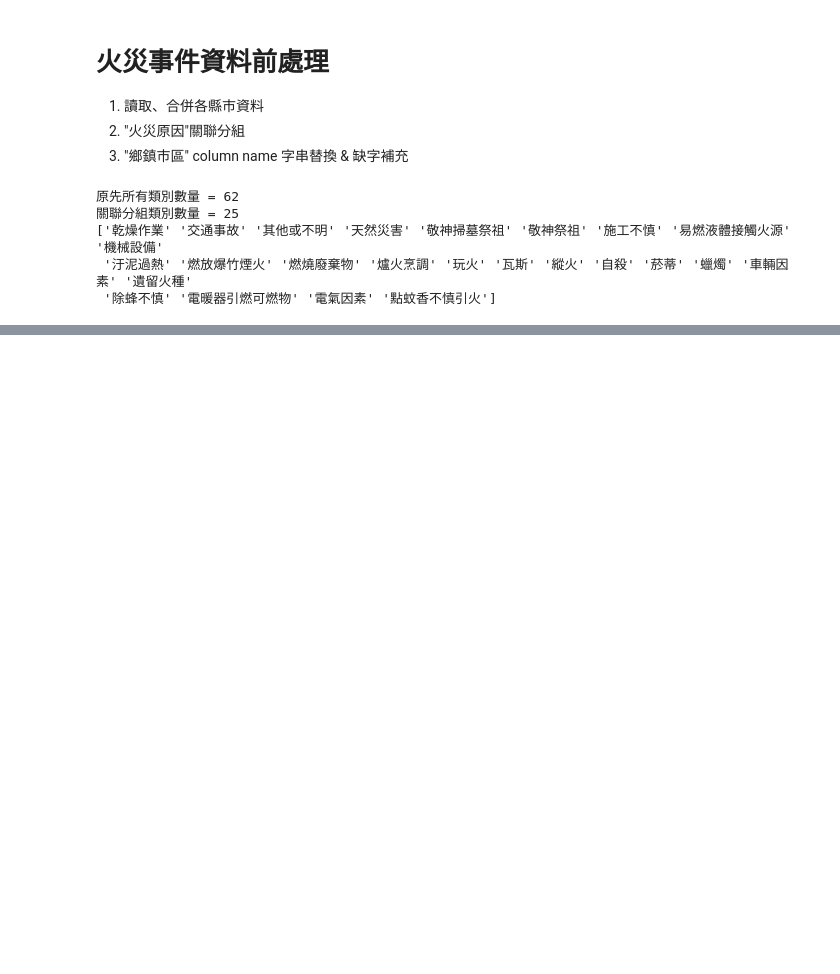
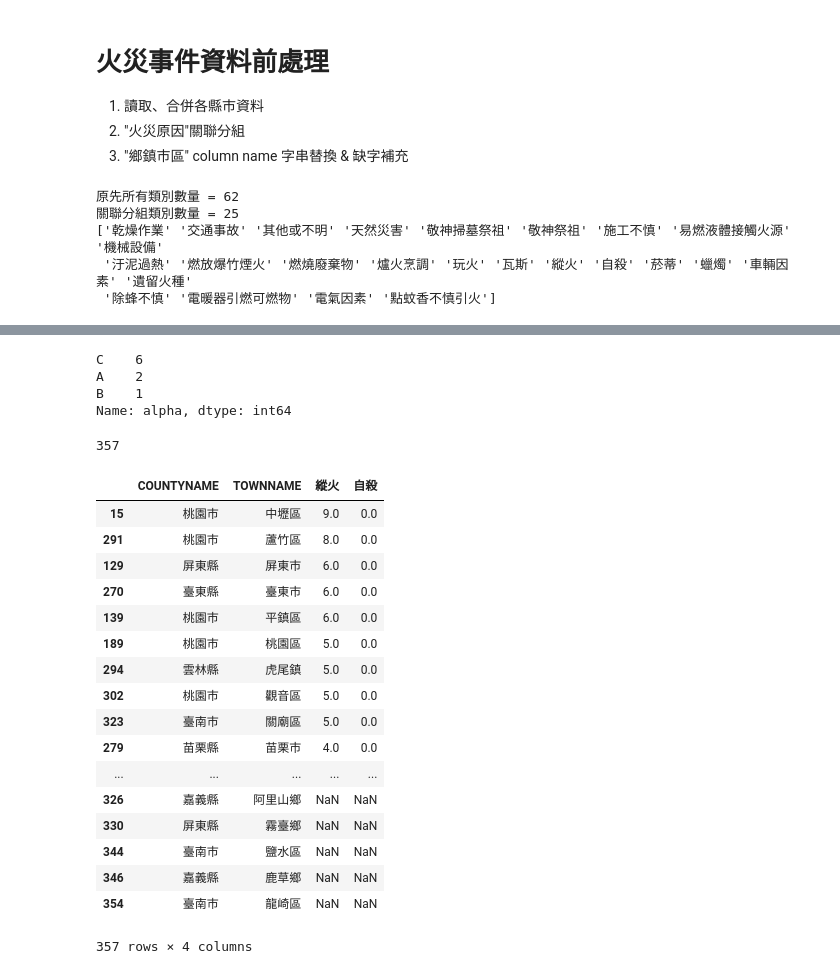
Before and after one commit to mosdeo/104-Taichung_FireDisasterEvent_DataMining, a Jupyter notebook: 104年臺灣火災事件資料探勘.ipynb, the cells around one changed output, grey strips where cells are left out. Drawn from its saved outputs; the diff is of its cells as text; code cells hidden in the pictures; blank space fills up the shorter version.

```diff
--- a/104年臺灣火災事件資料探勘.ipynb
+++ b/104年臺灣火災事件資料探勘.ipynb
@@ -118,3 +121,11 @@ taiwan_villages_shp[
 # %%
 # df_raw.query('"潭子"鄉鎮市區')
 df_taichug_region1 = df_taiwan_fire_event.query('"大雅區"==鄉鎮市區 or "神岡區"==鄉鎮市區 or "潭子區"==鄉鎮市區 or "豐原區"==鄉鎮市區')
+# %%
+df = pd.DataFrame({'alpha':['A','B','C','C','C','C','C','C','A']})
+df['alpha'].value_counts()
+# %% [output]
+C    6
+A    2
+B    1
+Name: alpha, dtype: int64
@@ -120,0 +145,27 @@ df_taichug_region1 = df_taiwan_fire_event.query('"大雅區"==鄉鎮市區 or "
+# %%
+df_town_fire_cause.index.size
+# taiwan_town_shp.index.size
+df_test.index.size
+# %% [output]
+357
+# %%
+df_test[['COUNTYNAME','TOWNNAME','縱火','自殺']].sort_values(by = ['縱火'], ascending = False)
+# %% [output]
+|  | COUNTYNAME | TOWNNAME | 縱火 | 自殺 |
+| 15 | 桃園市 | 中壢區 | 9.0 | 0.0 |
+| 291 | 桃園市 | 蘆竹區 | 8.0 | 0.0 |
+| 129 | 屏東縣 | 屏東市 | 6.0 | 0.0 |
+| 270 | 臺東縣 | 臺東市 | 6.0 | 0.0 |
+| 139 | 桃園市 | 平鎮區 | 6.0 | 0.0 |
+| 189 | 桃園市 | 桃園區 | 5.0 | 0.0 |
+| 294 | 雲林縣 | 虎尾鎮 | 5.0 | 0.0 |
+| 302 | 桃園市 | 觀音區 | 5.0 | 0.0 |
+| 323 | 臺南市 | 關廟區 | 5.0 | 0.0 |
+| 279 | 苗栗縣 | 苗栗市 | 4.0 | 0.0 |
+| ... | ... | ... | ... | ... |
+| 326 | 嘉義縣 | 阿里山鄉 | NaN | NaN |
+| 330 | 屏東縣 | 霧臺鄉 | NaN | NaN |
+| 344 | 臺南市 | 鹽水區 | NaN | NaN |
+| 346 | 嘉義縣 | 鹿草鄉 | NaN | NaN |
+| 354 | 臺南市 | 龍崎區 | NaN | NaN |
+357 rows × 4 columns
```
Also changed, not shown: parts of 6 cells of this notebook.
